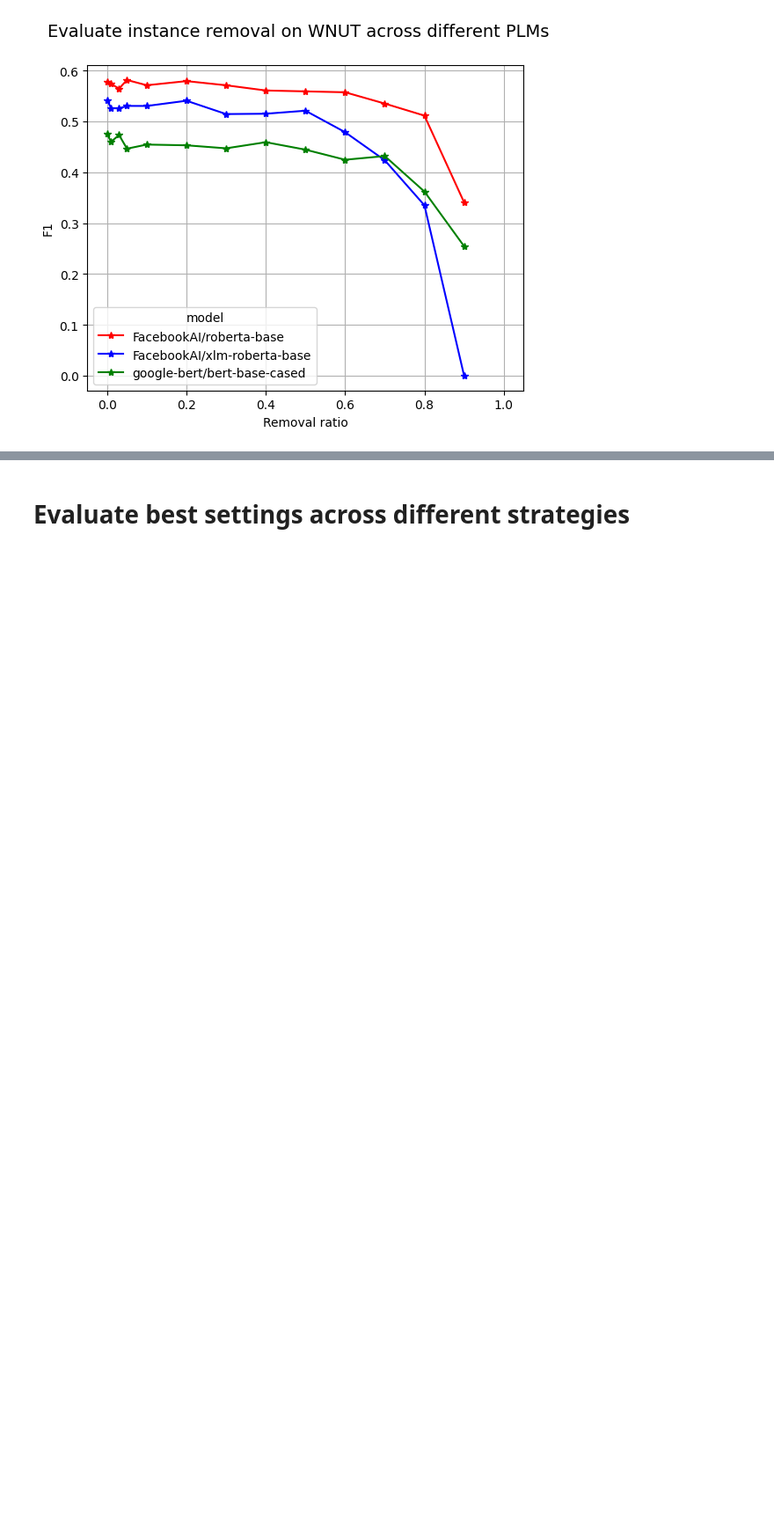
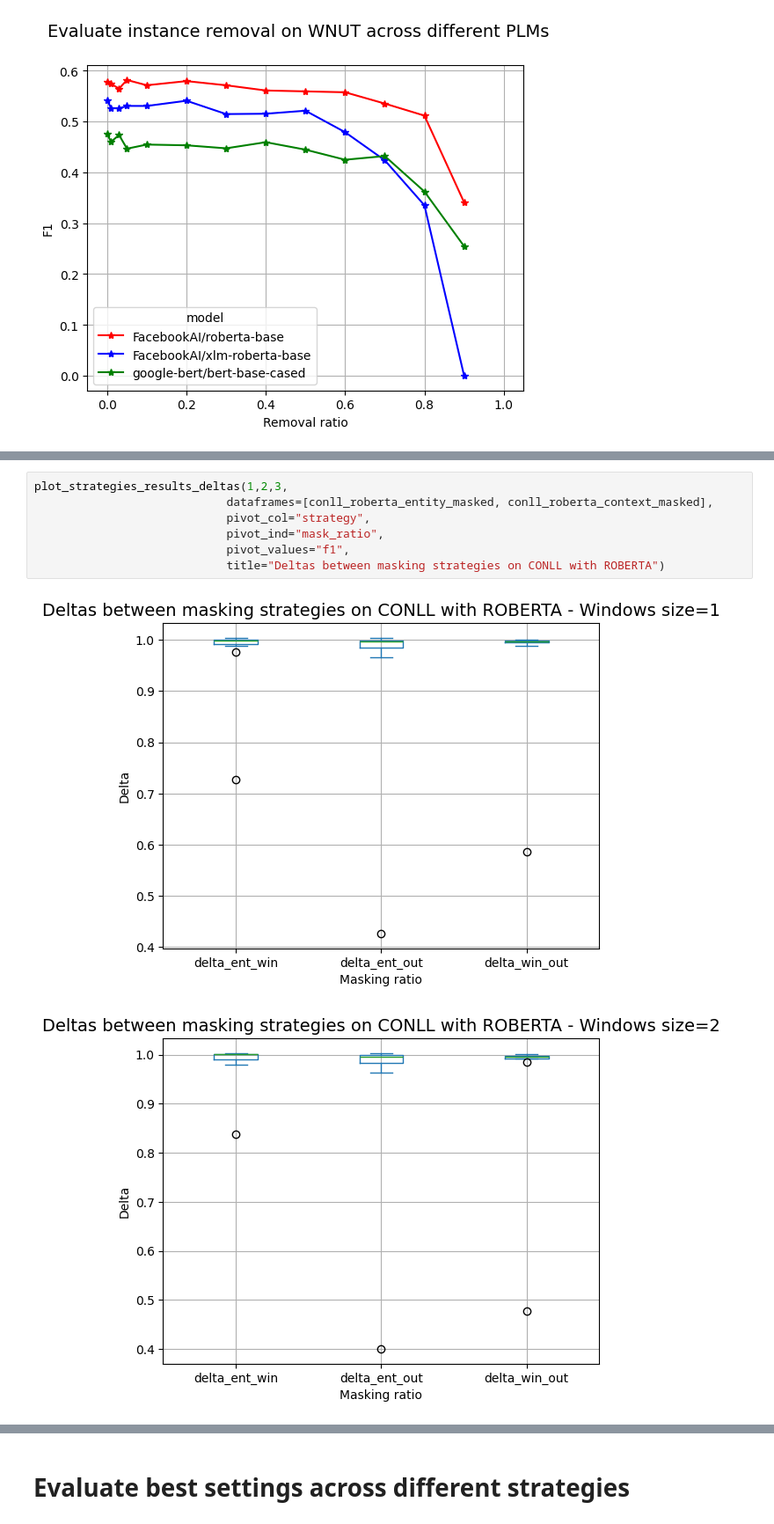
Before and after one commit to minhddb/ner-masking, a Jupyter notebook: results/analysis.ipynb, the cells around one changed output, grey strips where cells are left out. Shown at 88% size. Drawn from its saved outputs; the diff is of its cells as text; blank space fills up the shorter version.

```diff
--- a/results/analysis.ipynb
+++ b/results/analysis.ipynb
@@ -512,0 +559,10 @@ Text(0.5, 0.98, 'Evaluate instance removal on WNUT across different PLMs')
+# %%
+plot_strategies_results_deltas(1,2,3,
+                            dataframes=[conll_roberta_entity_masked, conll_roberta_context_masked],
+                            pivot_col="strategy",
+                            pivot_ind="mask_ratio",
+                            pivot_values="f1",
+                            title="Deltas between masking strategies on CONLL with ROBERTA")
+# %% [output]
+[figure, added]
+[figure, added]
```
Also changed, not shown: parts of 27 cells of this notebook.
